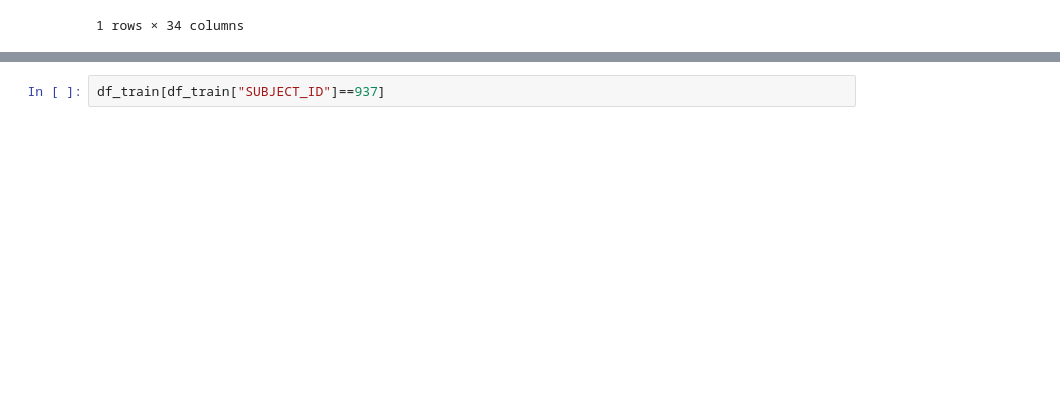
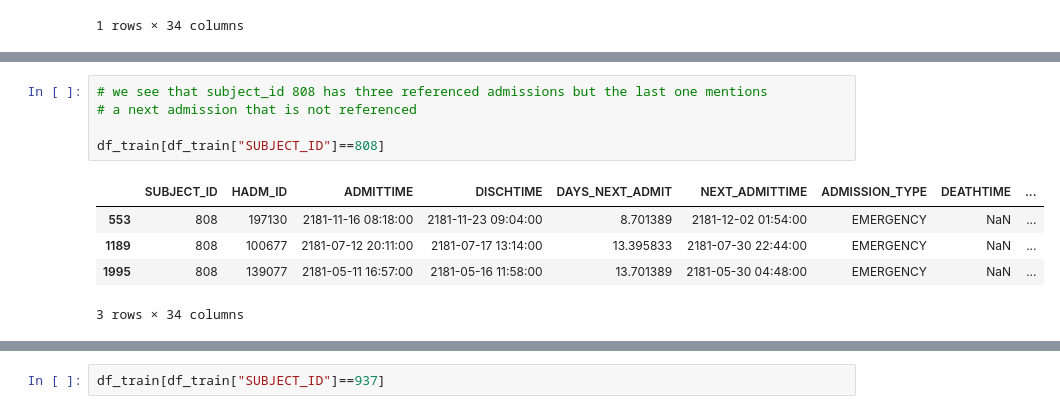
Before and after one commit to LMquentinLR/mimic_rehospitalization_prediction, a Jupyter notebook: AIQDSC27_AIQDSC28_evaluation_qlr.ipynb, the cells around one changed output, grey strips where cells are left out. Saved outputs shown, nothing was run; the diff lists cells and outputs as text; blank space fills up the shorter version.

```diff
--- a/AIQDSC27_AIQDSC28_evaluation_qlr.ipynb
+++ b/AIQDSC27_AIQDSC28_evaluation_qlr.ipynb
@@ -266,0 +309,11 @@ df_train[df_train["SUBJECT_ID"]==937]
+# %%
+# we see that subject_id 808 has three referenced admissions but the last one mentions
+# a next admission that is not referenced
+
+df_train[df_train["SUBJECT_ID"]==808]
+# %% [output]
+|  | SUBJECT_ID | HADM_ID | ADMITTIME | DISCHTIME | DAYS_NEXT_ADMIT | NEXT_ADMITTIME | ADMISSION_TYPE | DEATHTIME | ... |
+| 553 | 808 | 197130 | 2181-11-16 08:18:00 | 2181-11-23 09:04:00 | 8.701389 | 2181-12-02 01:54:00 | EMERGENCY | NaN | ... |
+| 1189 | 808 | 100677 | 2181-07-12 20:11:00 | 2181-07-17 13:14:00 | 13.395833 | 2181-07-30 22:44:00 | EMERGENCY | NaN | ... |
+| 1995 | 808 | 139077 | 2181-05-11 16:57:00 | 2181-05-16 11:58:00 | 13.701389 | 2181-05-30 04:48:00 | EMERGENCY | NaN | ... |
+3 rows × 34 columns
```
Also changed, not shown: parts of 29 cells of this notebook.
